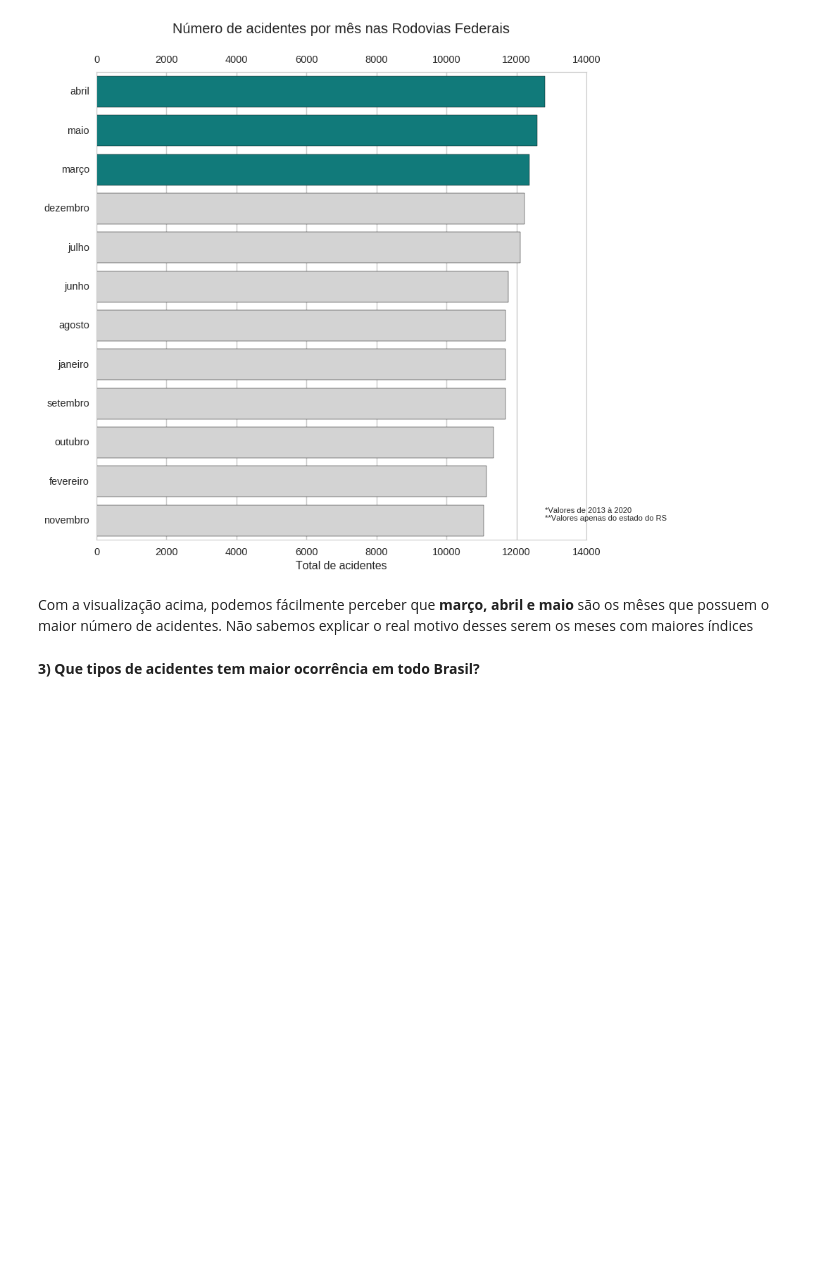
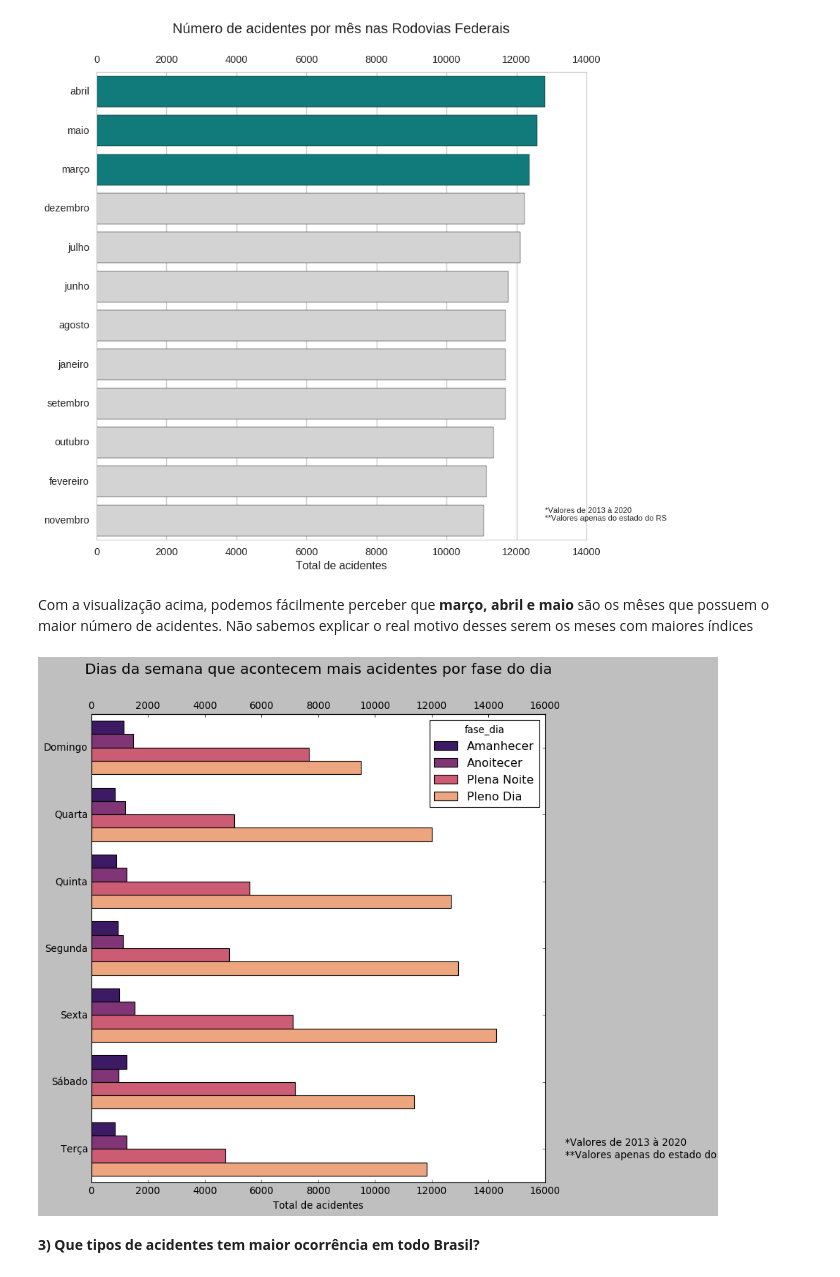
Before and after one commit to XQDLteam/brazil_highway_accidents, a Jupyter notebook: acidentes_br.ipynb, the cells around one changed output. Cells and saved outputs as stored; diff of their text form; code cells hidden in the pictures; blank space fills up the shorter version.

```diff
--- a/acidentes_br.ipynb
+++ b/acidentes_br.ipynb
@@ -317,6 +317,27 @@ ax.annotate('*Valores de 2013 à 2020\n**Valores apenas do estado do RS', xy=(72
 [figure]
 # %% [markdown]
 Com a visualização acima, podemos fácilmente perceber que **março, abril e maio** são os mêses que possuem o maior número de acidentes. Não sabemos explicar o real motivo desses serem os meses com maiores índices
+# %%
+df2= df_ocorrencias.filter(['dia_semana','fase_dia'])
+#df2['data_inversa']= pd.to_datetime(df2['data_inversa']).dt.month
+
+df2= df2[df2['fase_dia'] != 'Não Informado']
+
+df2= df2.groupby(['dia_semana','fase_dia']).size().to_frame().reset_index()
+
+df2.columns
+#sns.barplot(x='dia_semana', y=0, hue='fase_dia', data=df2, alpha=1);
+
+ax = sns.barplot(y="dia_semana", x=0, hue='fase_dia', data=df2, palette='magma');
+
+ax.set_title('Dias da semana que acontecem mais acidentes por fase do dia', fontsize=18, pad=50);
+ax.set_ylabel('')
+ax.set_xlabel('Total de acidentes')
+ax.secondary_xaxis('top');
+
+ax.annotate('*Valores de 2013 à 2020\n**Valores apenas do estado do RS', xy=(720, 80), xycoords='figure pixels');
+# %% [output]
+[figure, added]
 # %% [markdown]
 **3) Que tipos de acidentes tem maior ocorrência em todo Brasil?**
 # %%
```
Also changed, not shown: parts of 8 cells of this notebook, 1 other file.
